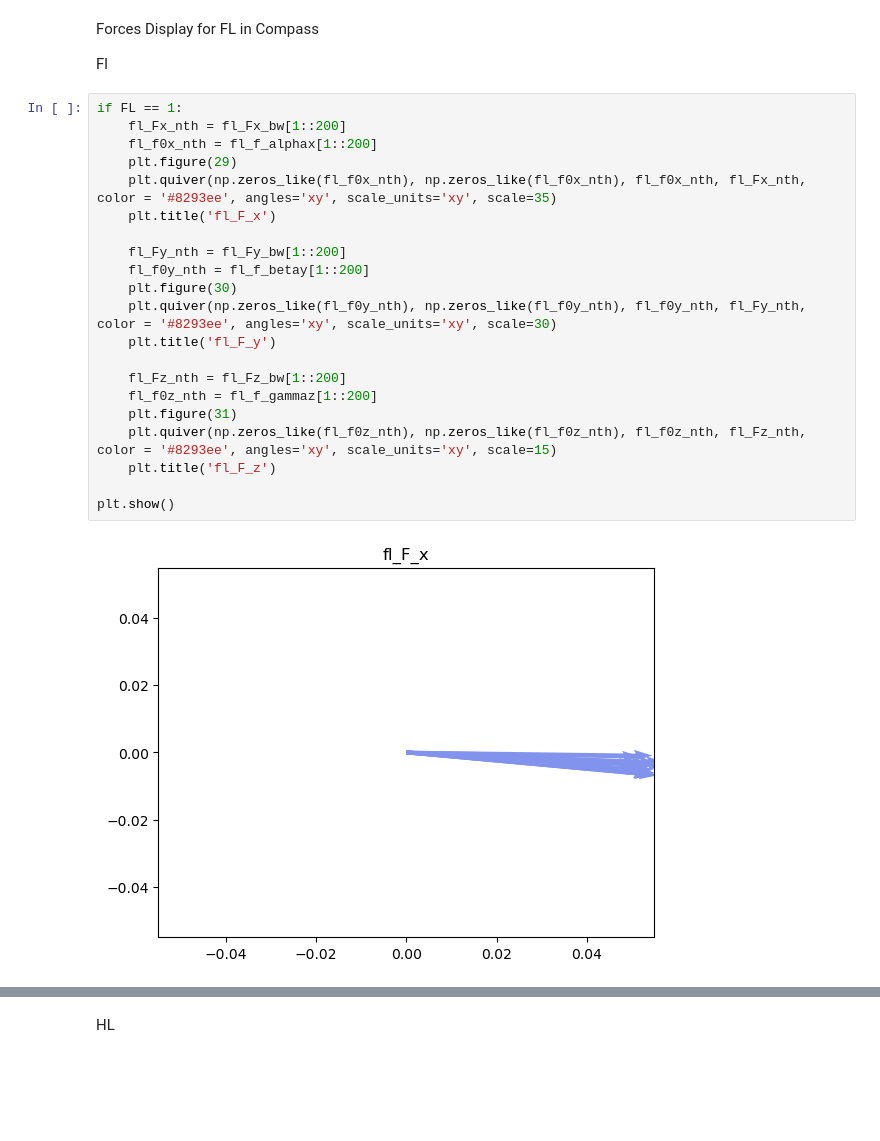
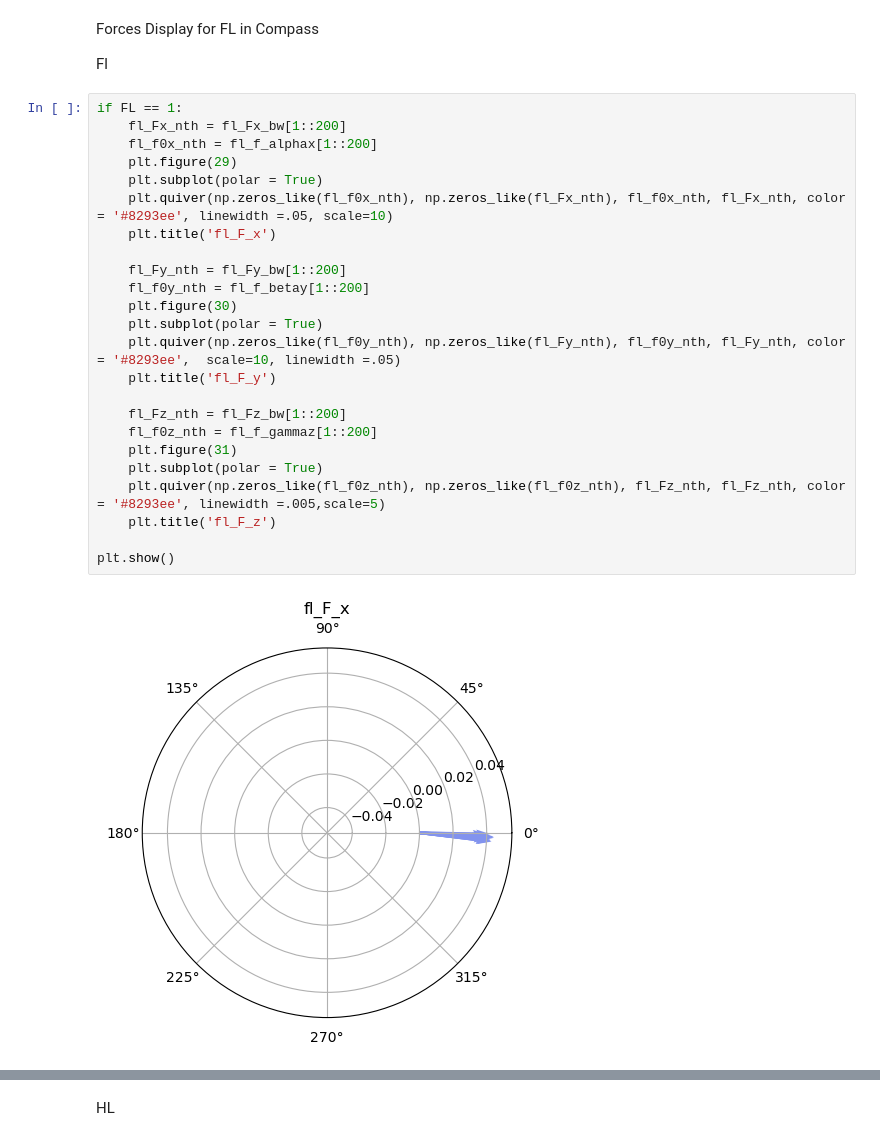
Before and after one commit to jfabiandub/walking_frog_force, a Jupyter notebook: walking_frog_force_script.ipynb, the cells around one changed output, grey strips where cells are left out. Drawn from its saved outputs; the diff is of its cells as text; blank space fills up the shorter version.

```diff
--- a/walking_frog_force_script.ipynb
+++ b/walking_frog_force_script.ipynb
@@ -3786,23 +3667,26 @@ Fl
 # %%
 if FL == 1:
     fl_Fx_nth = fl_Fx_bw[1::200]
     fl_f0x_nth = fl_f_alphax[1::200]
     plt.figure(29)
-    plt.quiver(np.zeros_like(fl_f0x_nth), np.zeros_like(fl_f0x_nth), fl_f0x_nth, fl_Fx_nth, color = '#8293ee', angles='xy', scale_units='xy', scale=35)
+    plt.subplot(polar = True)
+    plt.quiver(np.zeros_like(fl_f0x_nth), np.zeros_like(fl_Fx_nth), fl_f0x_nth, fl_Fx_nth, color = '#8293ee', linewidth =.05, scale=10)
     plt.title('fl_F_x')
 
     fl_Fy_nth = fl_Fy_bw[1::200]
     fl_f0y_nth = fl_f_betay[1::200]
     plt.figure(30)
-    plt.quiver(np.zeros_like(fl_f0y_nth), np.zeros_like(fl_f0y_nth), fl_f0y_nth, fl_Fy_nth, color = '#8293ee', angles='xy', scale_units='xy', scale=30)
+    plt.subplot(polar = True)
+    plt.quiver(np.zeros_like(fl_f0y_nth), np.zeros_like(fl_Fy_nth), fl_f0y_nth, fl_Fy_nth, color = '#8293ee',  scale=10, linewidth =.05)
     plt.title('fl_F_y')
 
     fl_Fz_nth = fl_Fz_bw[1::200]
     fl_f0z_nth = fl_f_gammaz[1::200]
     plt.figure(31)
-    plt.quiver(np.zeros_like(fl_f0z_nth), np.zeros_like(fl_f0z_nth), fl_f0z_nth, fl_Fz_nth, color = '#8293ee', angles='xy', scale_units='xy', scale=15)
+    plt.subplot(polar = True)
+    plt.quiver(np.zeros_like(fl_f0z_nth), np.zeros_like(fl_f0z_nth), fl_Fz_nth, fl_Fz_nth, color = '#8293ee', linewidth =.005,scale=5)
     plt.title('fl_F_z')
 
 plt.show()
 # %% [output]
-[figure, old version]
+[figure, new version]
```
Also changed, not shown: parts of 35 cells of this notebook, 1 other file.
